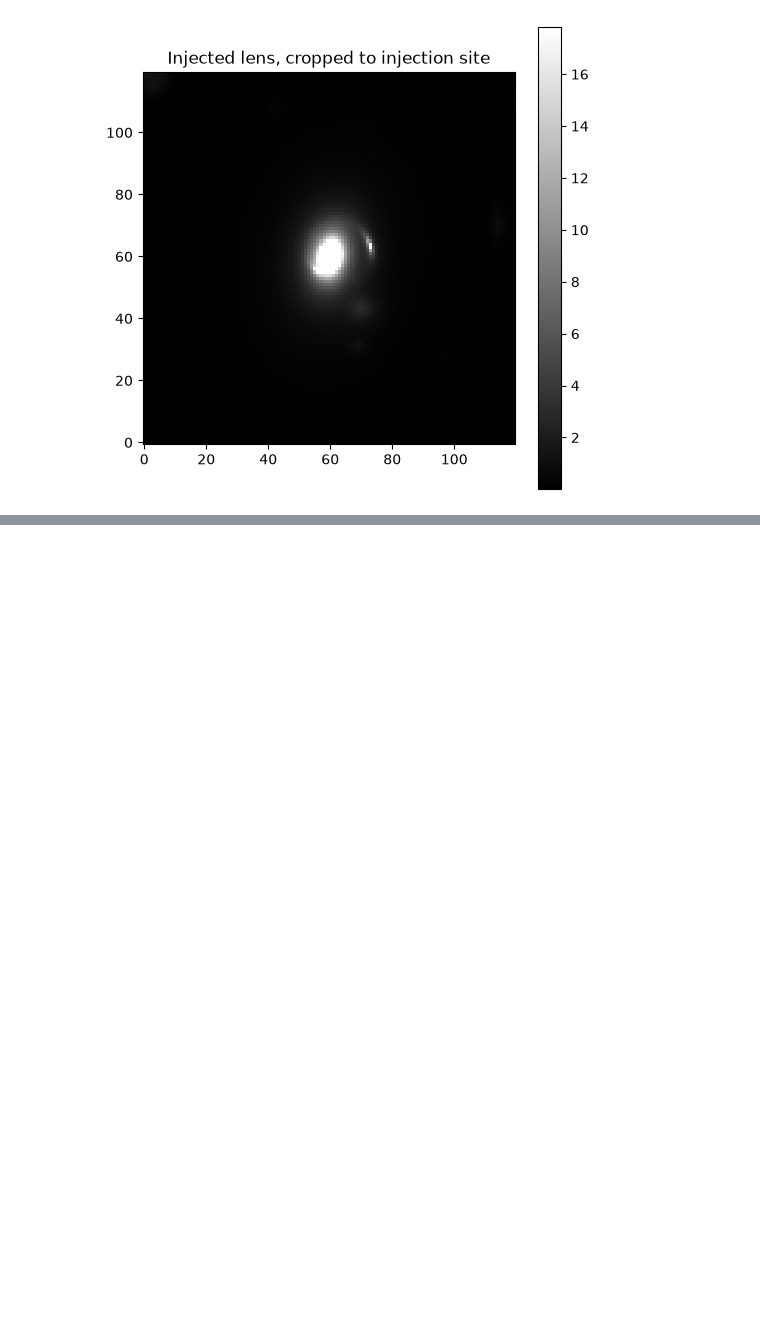
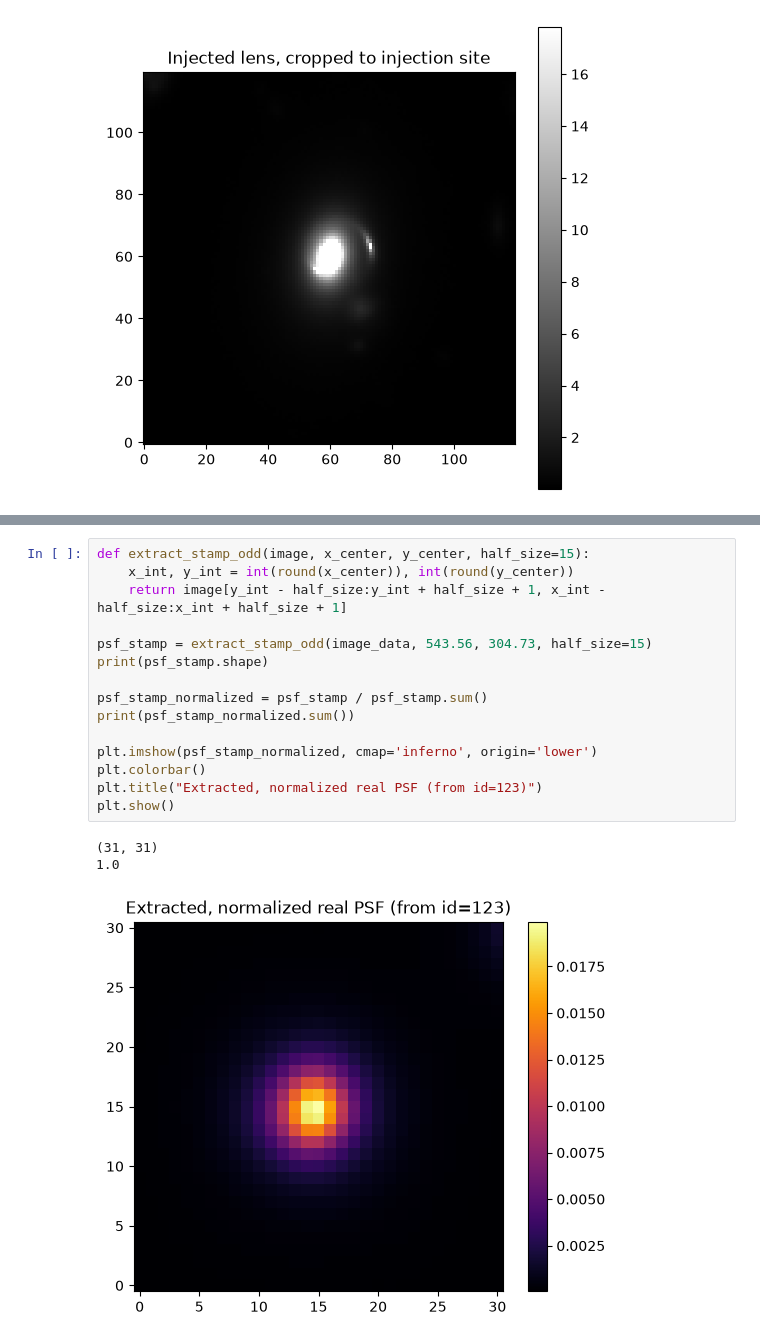
Before and after one commit to ekanshgouttam/gravitational-lens-engine, a Jupyter notebook: notebooks/03_hsc_real_backgrounds.ipynb, the cells around one changed output, grey strips where cells are left out. Cells and saved outputs as stored; diff of their text form; blank space fills up the shorter version.

Commit message:
Real PSF-matched injection pipeline with clean-site search and exact galaxy subtraction

```diff
--- a/notebooks/03_hsc_real_backgrounds.ipynb
+++ b/notebooks/03_hsc_real_backgrounds.ipynb
@@ -132,0 +185,19 @@ plt.show()
+# %%
+def extract_stamp_odd(image, x_center, y_center, half_size=15):
+    x_int, y_int = int(round(x_center)), int(round(y_center))
+    return image[y_int - half_size:y_int + half_size + 1, x_int - half_size:x_int + half_size + 1]
+
+psf_stamp = extract_stamp_odd(image_data, 543.56, 304.73, half_size=15)
+print(psf_stamp.shape)
+
+psf_stamp_normalized = psf_stamp / psf_stamp.sum()
+print(psf_stamp_normalized.sum())
+
+plt.imshow(psf_stamp_normalized, cmap='inferno', origin='lower')
+plt.colorbar()
+plt.title("Extracted, normalized real PSF (from id=123)")
+plt.show()
+# %% [output]
+(31, 31)
+1.0
+[figure, added]
```
Also changed, not shown: parts of 40 cells of this notebook, 1 other file.
